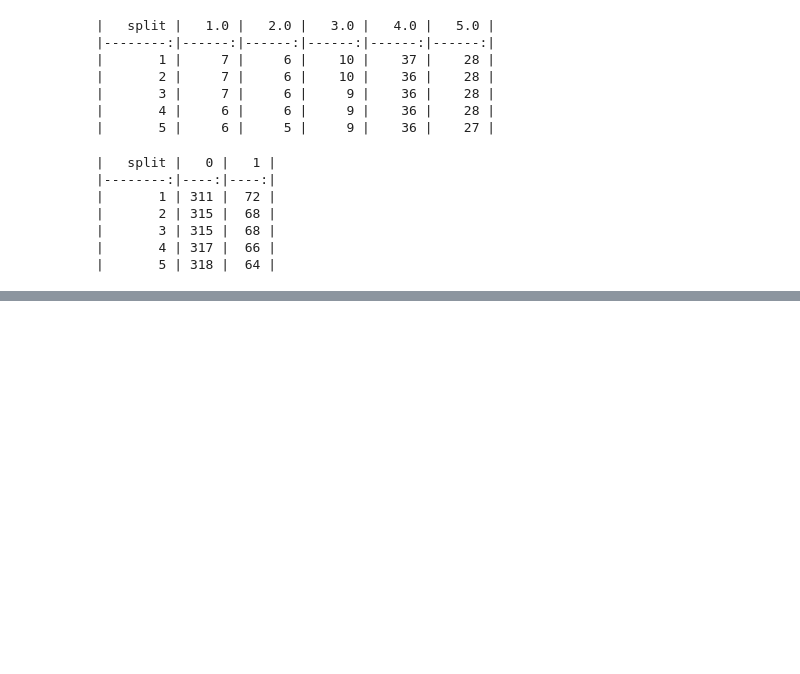
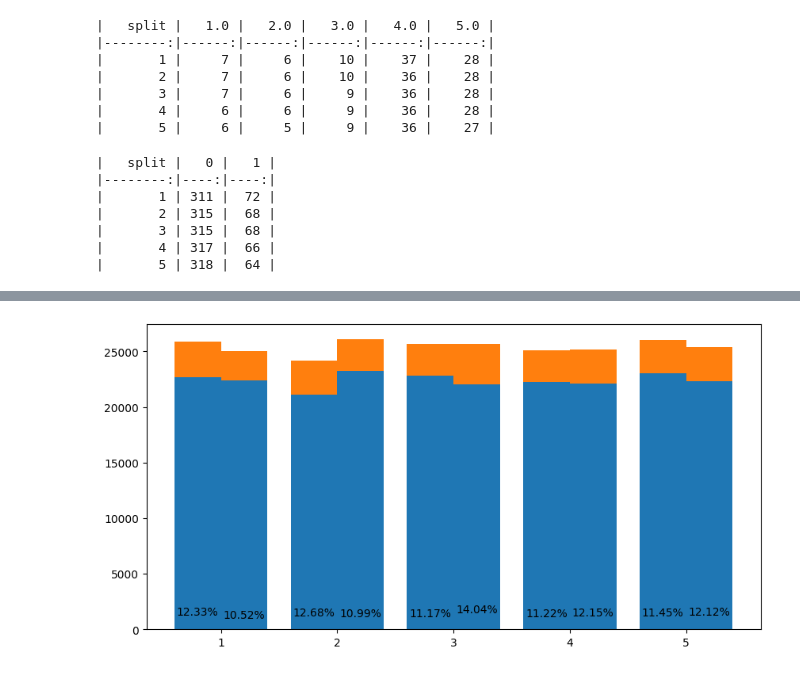
Before and after one commit to JulioHC00/cmesrc, a Jupyter notebook: notebooks/36-jhc-data_reduction_summary.ipynb, the cells around one changed output, grey strips where cells are left out. Cells and saved outputs as stored; diff of their text form; code cells hidden in the pictures; blank space fills up the shorter version.

```diff
--- a/notebooks/36-jhc-data_reduction_summary.ipynb
+++ b/notebooks/36-jhc-data_reduction_summary.ipynb
@@ -322,0 +359,18 @@ print(nreg_pivot.to_markdown())
+# %%
+# Now let's do the same by split-subsplit combination but remember we want same split columns to be closer
+
+fig, ax = plt.subplots(figsize=(10, 5))
+
+# No need to group now, but we need to consider the split-subsplit combination when plotting
+
+width = 0.4
+
+ax.bar(df["split"] + (df["subsplit"]-1.5)*width, df["neg_row"], label="Negative rows", width=width)
+ax.bar(df["split"] + (df["subsplit"]-1.5)*width, df["pos_row"], bottom=df["neg_row"], label="Positive rows", width=width)
+
+# Now % of positive
+
+for i, v in enumerate(df["pos_row"]):
+    ax.text(df["split"][i] + (df["subsplit"][i]-1.5)*width, v/2, "{:.2f}%".format(v/(v+df["neg_row"][i])*100), ha='center', va='center', fontsize=10)
+# %% [output]
+[figure, added]
```
Also changed, not shown: parts of 4 cells of this notebook, 1 other file.
